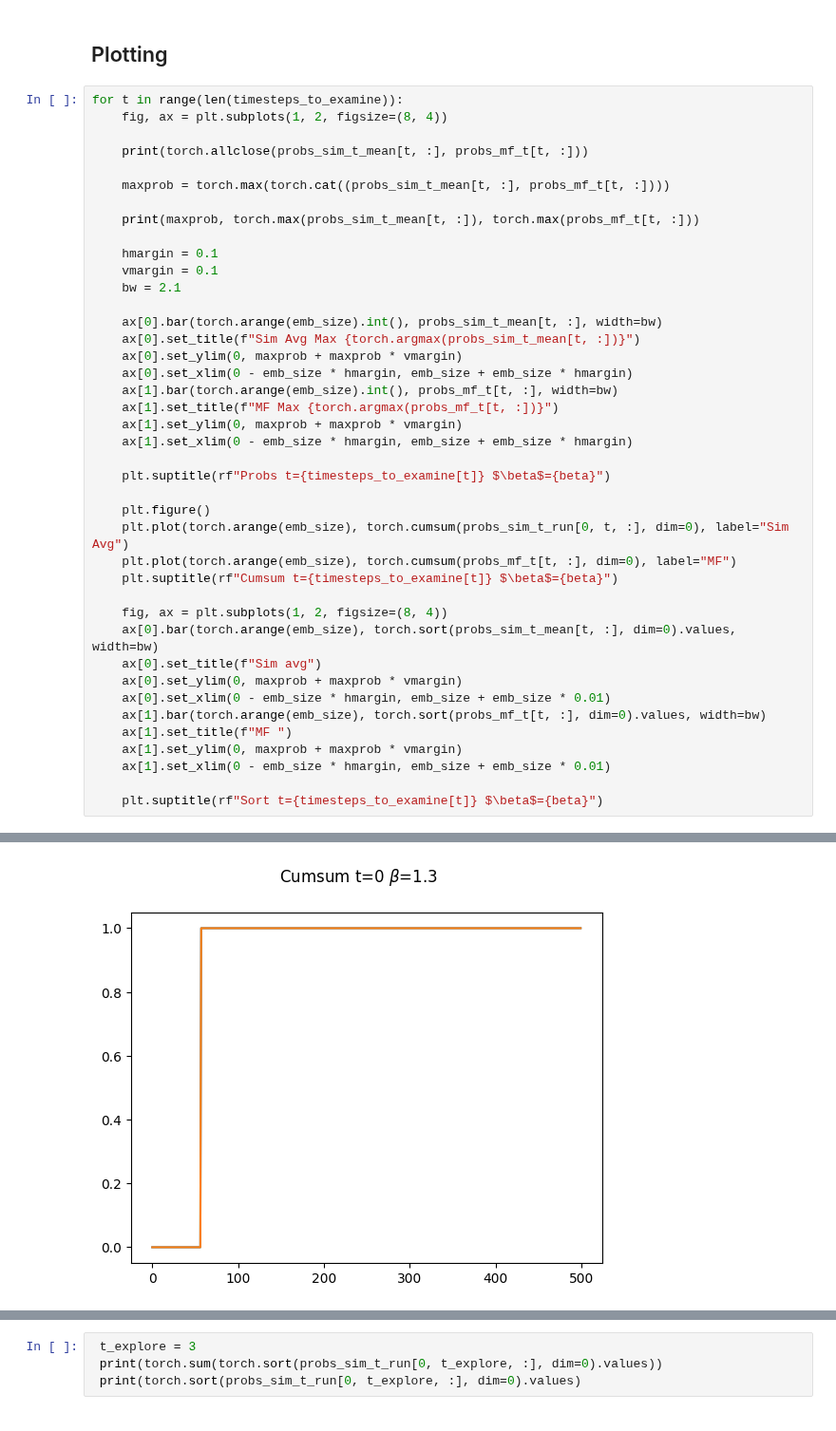
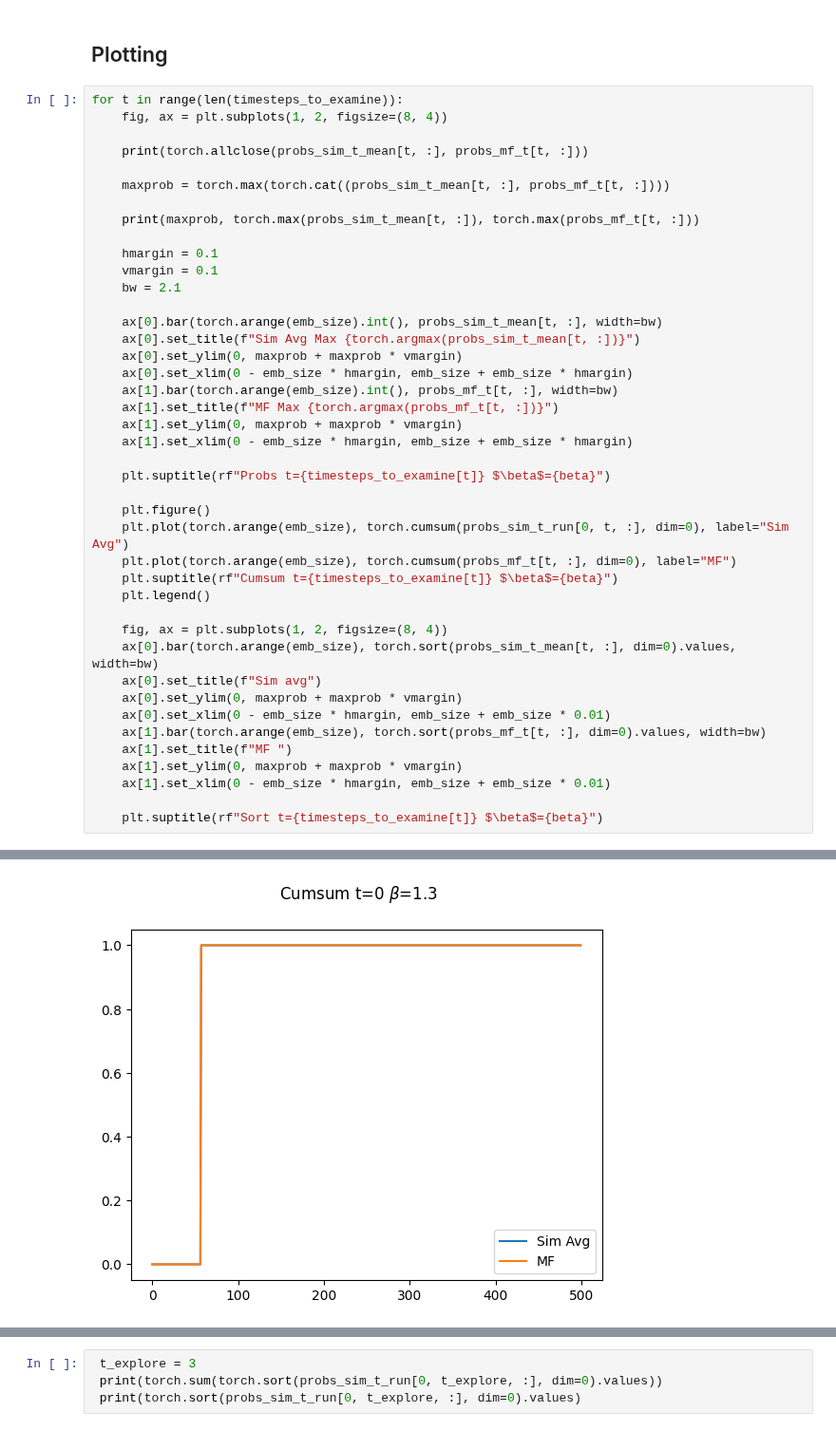
Before and after one commit to muxitox/nanoGPT, a Jupyter notebook: simple_model/simple_output_model_q.ipynb, the cells around one changed output, grey strips where cells are left out. Shown at 95% size. Drawn from its saved outputs; the diff is of its cells as text.

Commit message:
Add legend to cumsum

```diff
--- a/simple_model/simple_output_model_q.ipynb
+++ b/simple_model/simple_output_model_q.ipynb
@@ -451,33 +451,34 @@ for t in range(len(timesteps_to_examine)):
     ax[1].set_xlim(0 - emb_size * hmargin, emb_size + emb_size * hmargin)
 
     plt.suptitle(rf"Probs t={timesteps_to_examine[t]} $\beta$={beta}")
 
     plt.figure()
     plt.plot(torch.arange(emb_size), torch.cumsum(probs_sim_t_run[0, t, :], dim=0), label="Sim Avg")
     plt.plot(torch.arange(emb_size), torch.cumsum(probs_mf_t[t, :], dim=0), label="MF")
     plt.suptitle(rf"Cumsum t={timesteps_to_examine[t]} $\beta$={beta}")
+    plt.legend()
 
     fig, ax = plt.subplots(1, 2, figsize=(8, 4))
     ax[0].bar(torch.arange(emb_size), torch.sort(probs_sim_t_mean[t, :], dim=0).values, width=bw)
     ax[0].set_title(f"Sim avg")
     ax[0].set_ylim(0, maxprob + maxprob * vmargin)
     ax[0].set_xlim(0 - emb_size * hmargin, emb_size + emb_size * 0.01)
     ax[1].bar(torch.arange(emb_size), torch.sort(probs_mf_t[t, :], dim=0).values, width=bw)
     ax[1].set_title(f"MF ")
     ax[1].set_ylim(0, maxprob + maxprob * vmargin)
     ax[1].set_xlim(0 - emb_size * hmargin, emb_size + emb_size * 0.01)
 
     plt.suptitle(rf"Sort t={timesteps_to_examine[t]} $\beta$={beta}")
 # %% [output]
 True
 tensor(1.0000) tensor(1.0000) tensor(1.0000)
 False
 tensor(0.0938) tensor(0.0938) tensor(0.0938)
 False
 tensor(0.9272) tensor(0.4877) tensor(0.9272)
 False
 tensor(0.8503) tensor(0.8321) tensor(0.8503)
 [figure]
-[figure, old version]
+[figure, new version]
 [figure]
 [figure]
```
Also changed, not shown: parts of 1 cell of this notebook.
